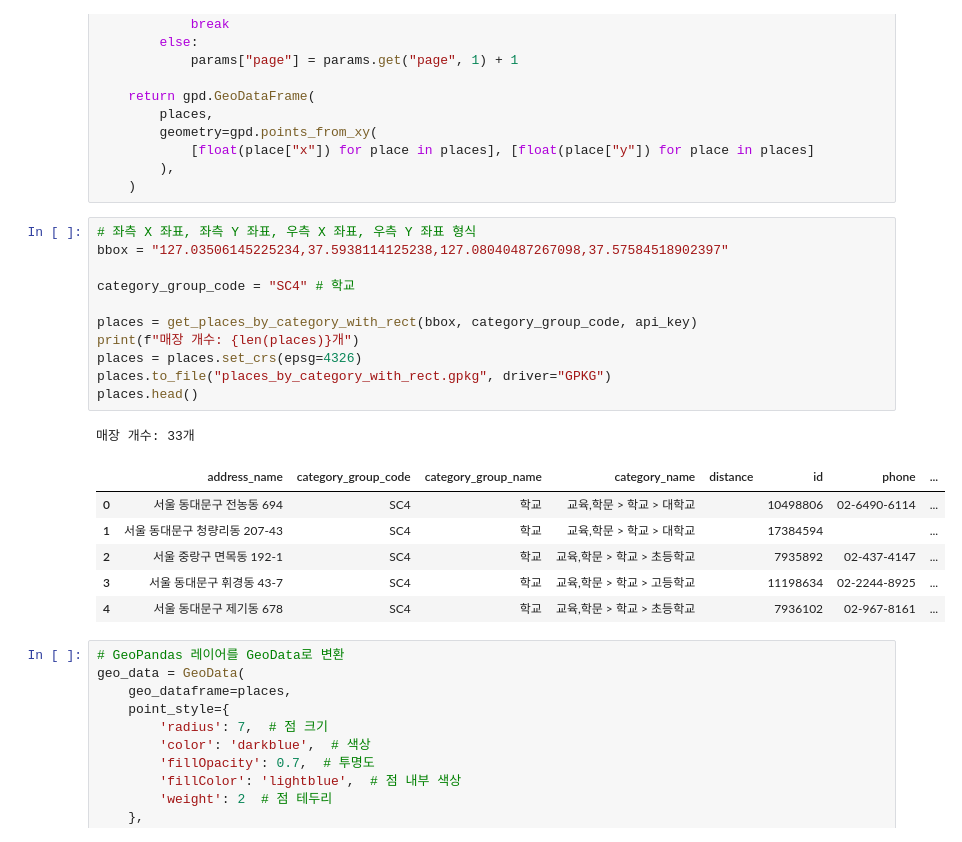
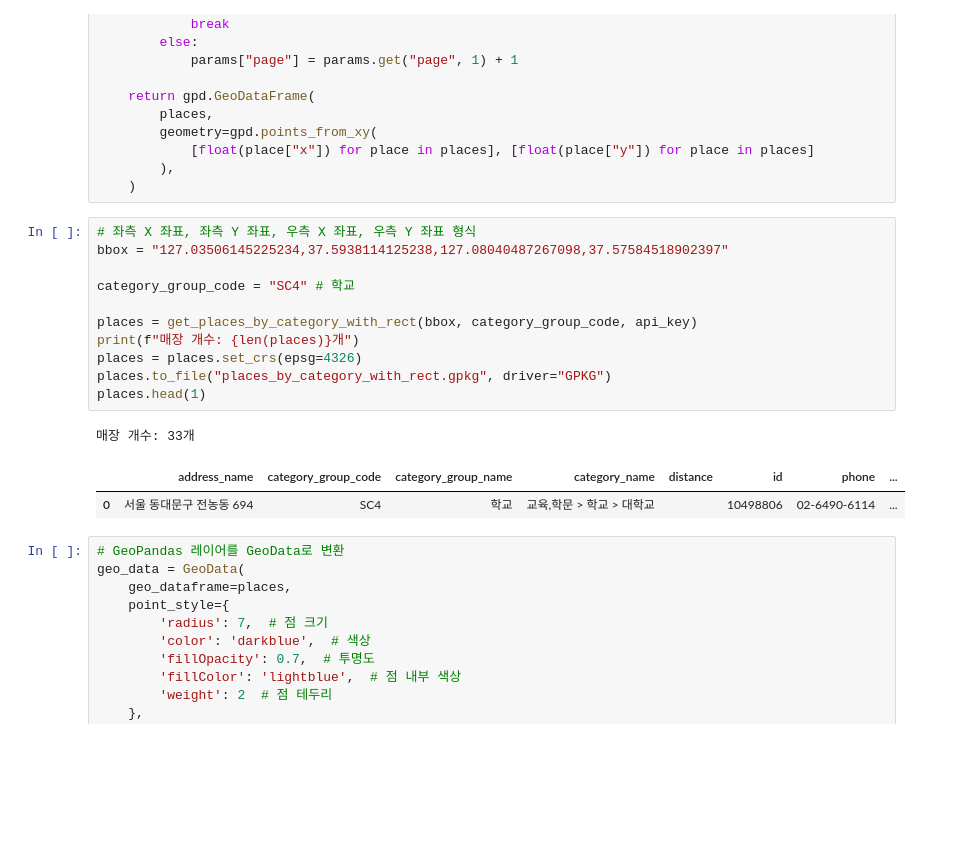
Before and after one commit to osgeokr/geokakao, a Jupyter notebook: kakao_local_api/Kakao_로컬_API를_이용한_공간데이터_검색_기능_소개.ipynb, the cells around one changed output. Saved outputs shown, nothing was run; the diff lists cells and outputs as text; blank space fills up the shorter version.

```diff
--- a/kakao_local_api/Kakao_로컬_API를_이용한_공간데이터_검색_기능_소개.ipynb
+++ b/kakao_local_api/Kakao_로컬_API를_이용한_공간데이터_검색_기능_소개.ipynb
@@ -260,22 +259,18 @@ def get_places_by_category_with_rect(bbox, category_group_code, api_key):
 # %%
 # 좌측 X 좌표, 좌측 Y 좌표, 우측 X 좌표, 우측 Y 좌표 형식
 bbox = "127.03506145225234,37.5938114125238,127.08040487267098,37.57584518902397"
 
 category_group_code = "SC4" # 학교
 
 places = get_places_by_category_with_rect(bbox, category_group_code, api_key)
 print(f"매장 개수: {len(places)}개")
 places = places.set_crs(epsg=4326)
 places.to_file("places_by_category_with_rect.gpkg", driver="GPKG")
-places.head()
+places.head(1)
 # %% [output]
 매장 개수: 33개
 |  | address_name | category_group_code | category_group_name | category_name | distance | id | phone | ... |
 | 0 | 서울 동대문구 전농동 694 | SC4 | 학교 | 교육,학문 > 학교 > 대학교 |  | 10498806 | 02-6490-6114 | ... |
-| 1 | 서울 동대문구 청량리동 207-43 | SC4 | 학교 | 교육,학문 > 학교 > 대학교 |  | 17384594 |  | ... |
-| 2 | 서울 중랑구 면목동 192-1 | SC4 | 학교 | 교육,학문 > 학교 > 초등학교 |  | 7935892 | 02-437-4147 | ... |
-| 3 | 서울 동대문구 휘경동 43-7 | SC4 | 학교 | 교육,학문 > 학교 > 고등학교 |  | 11198634 | 02-2244-8925 | ... |
-| 4 | 서울 동대문구 제기동 678 | SC4 | 학교 | 교육,학문 > 학교 > 초등학교 |  | 7936102 | 02-967-8161 | ... |
 # %%
 # GeoPandas 레이어를 GeoData로 변환
 geo_data = GeoData(
```
Also changed, not shown: parts of 12 cells of this notebook.
